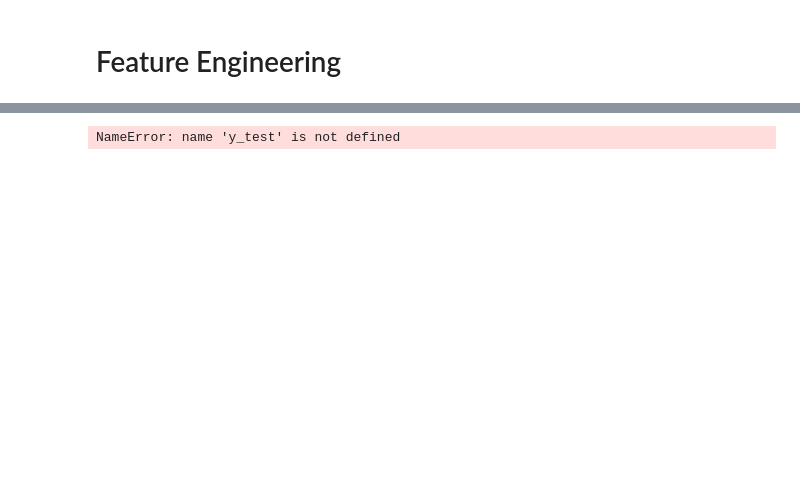
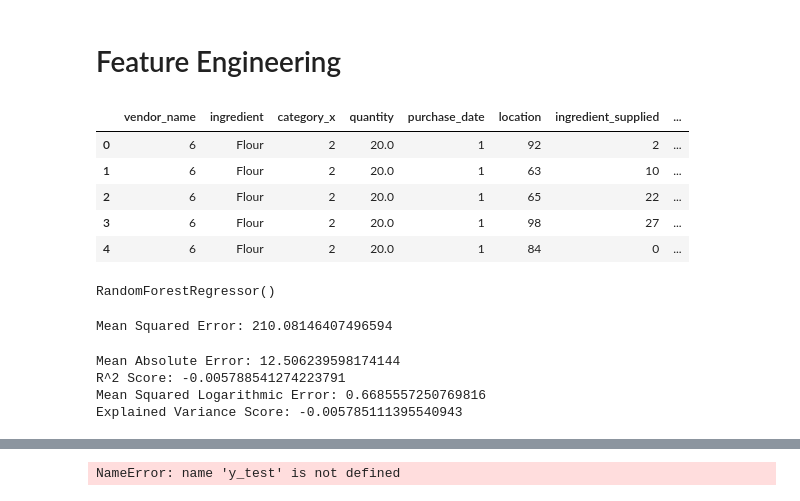
Before and after one commit to rahul-somanathan/dish-craft, a Jupyter notebook: notebooks/demand-forecast-analysis/feature_engineering.ipynb, the cells around one changed output, grey strips where cells are left out. Saved outputs shown, nothing was run; the diff lists cells and outputs as text; code cells hidden in the pictures; blank space fills up the shorter version.

```diff
--- a/notebooks/demand-forecast-analysis/feature_engineering.ipynb
+++ b/notebooks/demand-forecast-analysis/feature_engineering.ipynb
@@ -18,2 +45,64 @@ product_demand_data = pd.read_pickle(f'{generated_data_filepath}product_demand.p
 # %% [markdown]
 # Feature Engineering
+# %%
+
+# Merge datasets based on relevant keys
+from sklearn.calibration import LabelEncoder
+from sklearn.discriminant_analysis import StandardScaler
+
+
+# Merge datasets based on relevant keys
+merged_data = pd.merge(purchase_history_data, vendor_data, on='vendor_name', how='left')
+merged_data = pd.merge(merged_data, product_demand_data, left_on='ingredient', right_on='product_id', how='left')
+
+# Handle missing values in merged_data if any
+merged_data.fillna(method='ffill', inplace=True)  # Forward fill missing values
+
+
+# # Check if 'category_y' exists in merged_data
+# if 'category_y' in merged_data.columns:
+#     merged_data['category_encoded'] = encoder.fit_transform(merged_data['category_y'])
+# else:
+#     print("Column 'category_y' not found in merged_data.")
+
+# # Drop unnecessary columns
+# merged_data.drop(['category_x', 'category_y'], axis=1, inplace=True)
+
+
+# Data preprocessing
+encoder = LabelEncoder()
+merged_data['vendor_name'] = encoder.fit_transform(merged_data['vendor_name'])
+merged_data['location'] = encoder.fit_transform(merged_data['location'])
+merged_data['ingredient_supplied'] = encoder.fit_transform(merged_data['ingredient_supplied'])
+merged_data['category_x'] = encoder.fit_transform(merged_data['category_x'])
+
+# Convert datetime columns to numerical features
+merged_data['purchase_date'] = pd.to_datetime(merged_data['purchase_date']).astype(int) // 10**9  # Convert to Unix timestamp
+merged_data['timestamp'] = pd.to_datetime(merged_data['timestamp']).astype(int) // 10**9  # Convert to Unix timestamp
+
+# Convert datetime columns to numeric (Unix timestamp)
+merged_data['purchase_date'] = pd.to_datetime(merged_data['purchase_date']).astype(int) // 10**9
+merged_data['timestamp'] = pd.to_datetime(merged_data['timestamp']).astype(int) // 10**9
+
+# Drop unnecessary columns for modeling
+X = merged_data.drop(['quantity', 'vendor_name', 'ingredient', 'product_id'], axis=1)
+
+# Handle remaining categorical columns if any using one-hot encoding
+X = pd.get_dummies(X)
+
+
+# Scale numerical features
+scaler = StandardScaler()
+X[['demand', 'price', 'temperature', 'economic_indicator', 'social_media_sentiment', 'previous_demand']] = scaler.fit_transform(X[['demand', 'price', 'temperature', 'economic_indicator', 'social_media_sentiment', 'previous_demand']])
+
+# Target variable
+y = merged_data['quantity']
+
+merged_data.head()
+# %% [output]
+|  | vendor_name | ingredient | category_x | quantity | purchase_date | location | ingredient_supplied | ... |
+| 0 | 6 | Flour | 2 | 20.0 | 1 | 92 | 2 | ... |
+| 1 | 6 | Flour | 2 | 20.0 | 1 | 63 | 10 | ... |
+| 2 | 6 | Flour | 2 | 20.0 | 1 | 65 | 22 | ... |
+| 3 | 6 | Flour | 2 | 20.0 | 1 | 98 | 27 | ... |
+| 4 | 6 | Flour | 2 | 20.0 | 1 | 84 | 0 | ... |
@@ -19,0 +116,10 @@ product_demand_data = pd.read_pickle(f'{generated_data_filepath}product_demand.p
+# %%
+# Model training and evaluation
+model = RandomForestRegressor()
+model.fit(X_train, y_train)
+# %% [output]
+RandomForestRegressor()
+# %%
+y_pred = model.predict(X_test)
+# %% [output]
+Mean Squared Error: 210.08146407496594
@@ -19,0 +143,7 @@ product_demand_data = pd.read_pickle(f'{generated_data_filepath}product_demand.p
+# %%
+evaluate_model_performance()
+# %% [output]
+Mean Absolute Error: 12.506239598174144
+R^2 Score: -0.005788541274223791
+Mean Squared Logarithmic Error: 0.6685557250769816
+Explained Variance Score: -0.005785111395540943
```
Also changed, not shown: parts of 14 cells of this notebook.
